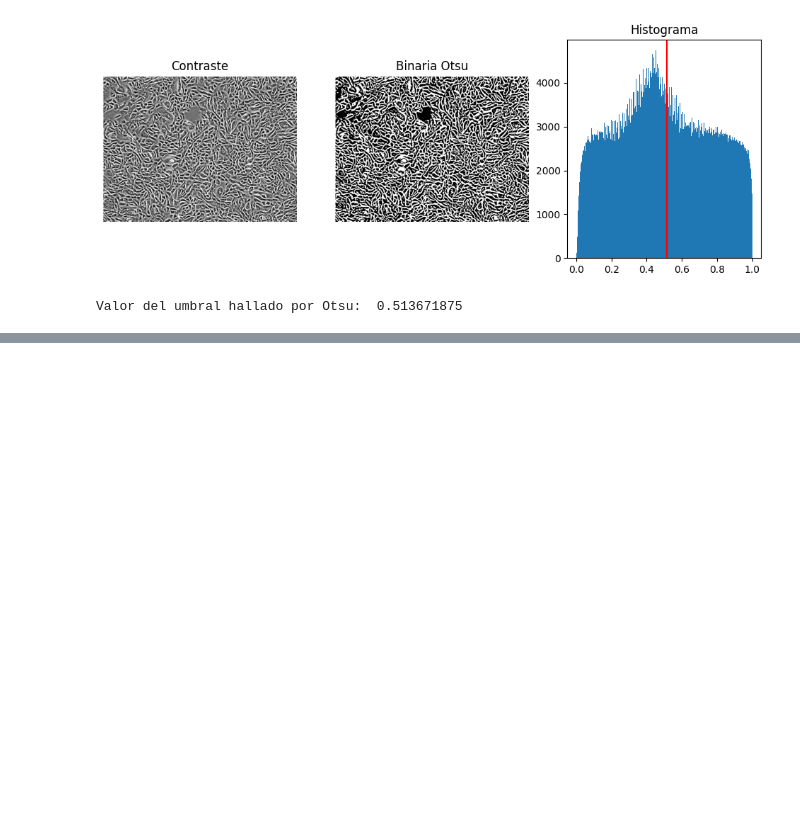
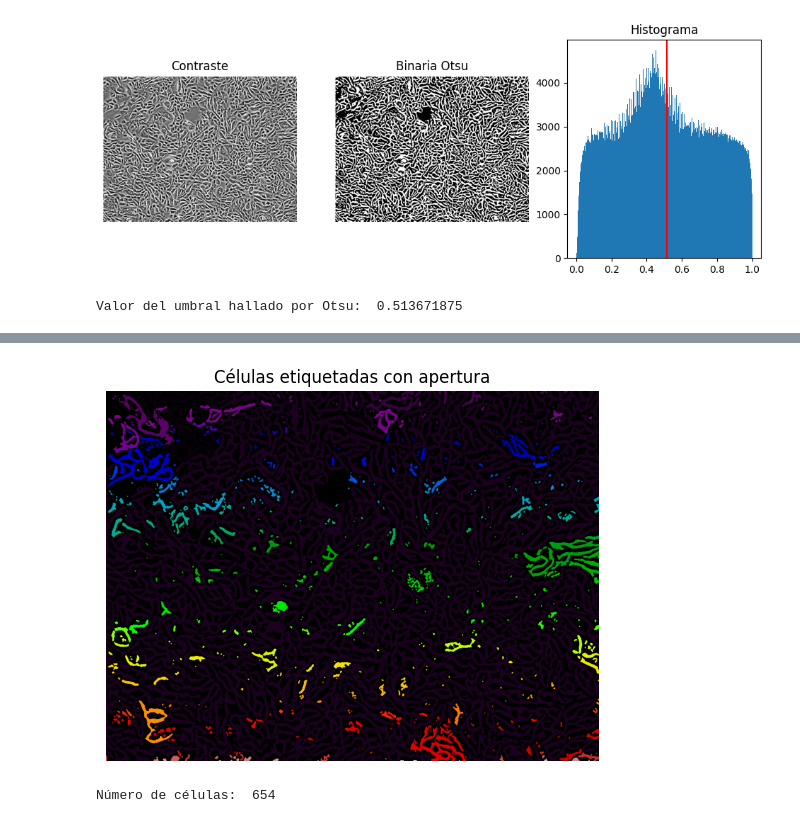
Before and after one commit to diazveraserrano-boop/Procesamiento-de-Imagen, a Jupyter notebook: Imagen2.ipynb, the cells around one changed output, grey strips where cells are left out. Drawn from its saved outputs; the diff is of its cells as text; code cells hidden in the pictures; blank space fills up the shorter version.

```diff
--- a/Imagen2.ipynb
+++ b/Imagen2.ipynb
@@ -80,3 +96,12 @@ Antes de contar el número de células es necesario realizar ciertas operaciones
+# %%
+labels = measure.label(mask)                                      # Etiquetar regiones conectadas
+count = len(measure.regionprops(labels))                          # Contar regiones (células)print(f"Número estimado de células: {count}")                     # Mostrar conteo
+
+plt.imshow(labels, cmap='nipy_spectral'); plt.axis('off'); plt.title('Células etiquetadas con apertura'); plt.show()
+print("Número de células: ", count)
+# %% [output]
+[figure, added]
+Número de células:  654
 # %%
 from skimage import morphology, measure  # Morfología y medición
 import matplotlib.pyplot as plt
```
Also changed, not shown: parts of 5 cells of this notebook.
